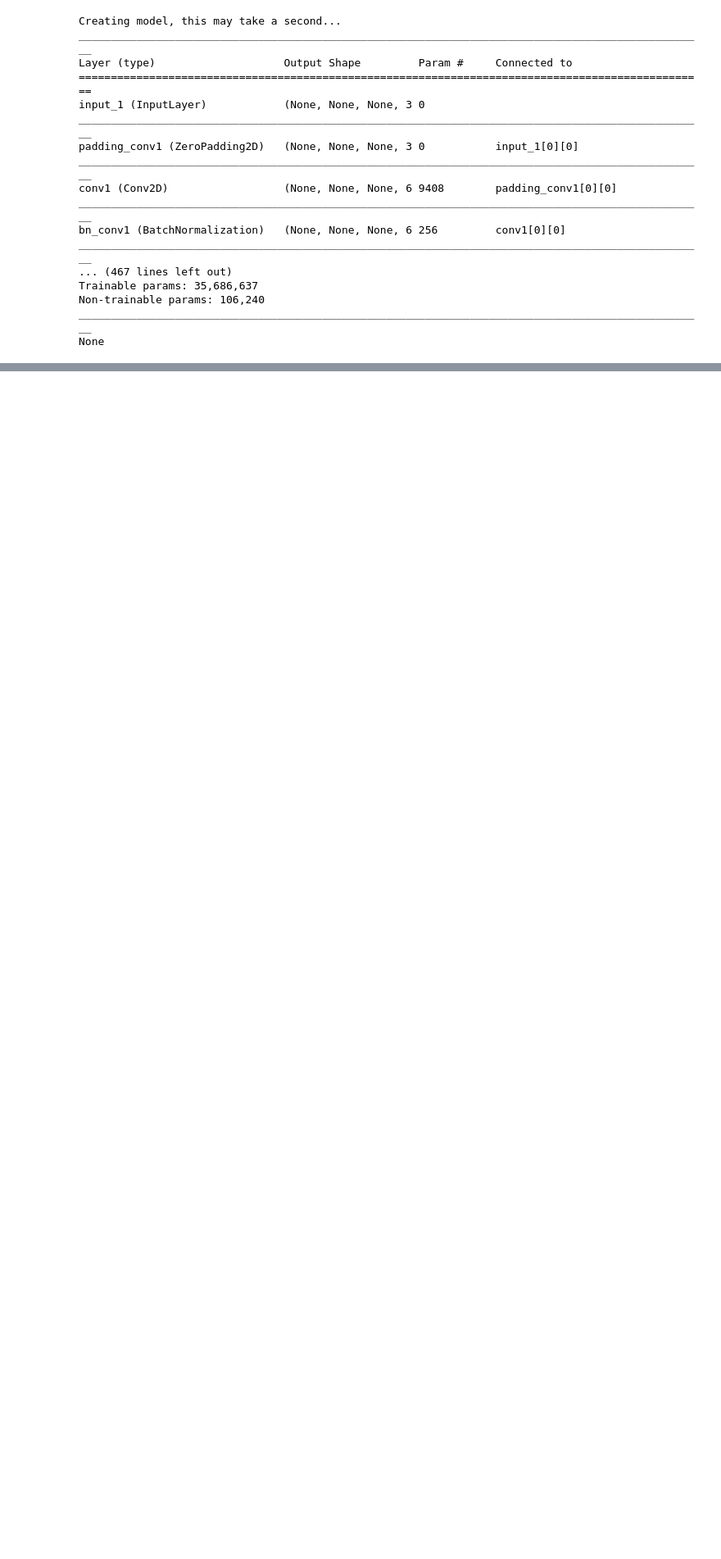
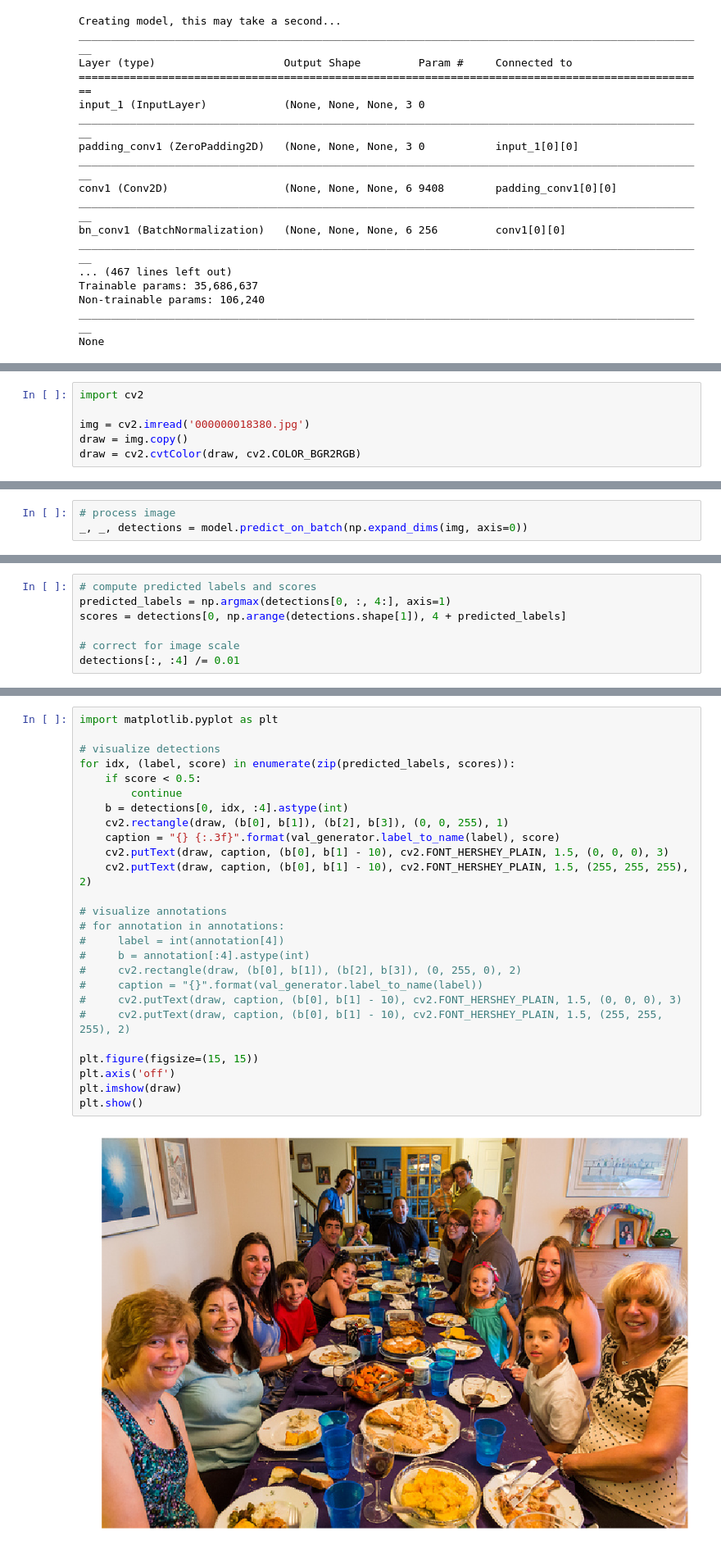
Before and after one commit to jurneo/stuff_nov, a Jupyter notebook: main_projects/02_Face_detection/02_Face Detection.ipynb, the cells around one changed output, grey strips where cells are left out. Shown at 82% size. Saved outputs shown, nothing was run; the diff lists cells and outputs as text; blank space fills up the shorter version.

```diff
--- a/main_projects/02_Face_detection/02_Face Detection.ipynb
+++ b/main_projects/02_Face_detection/02_Face Detection.ipynb
@@ -155,0 +193,6 @@ Epoch 4/20
+# %%
+import cv2
+
+img = cv2.imread('000000018380.jpg')
+draw = img.copy()
+draw = cv2.cvtColor(draw, cv2.COLOR_BGR2RGB)
@@ -155,0 +202,3 @@ Epoch 4/20
+# %%
+# process image
+_, _, detections = model.predict_on_batch(np.expand_dims(img, axis=0))
@@ -155,0 +209,7 @@ Epoch 4/20
+# %%
+# compute predicted labels and scores
+predicted_labels = np.argmax(detections[0, :, 4:], axis=1)
+scores = detections[0, np.arange(detections.shape[1]), 4 + predicted_labels]
+
+# correct for image scale
+detections[:, :4] /= 0.01
@@ -155,0 +220,28 @@ Epoch 4/20
+# %%
+import matplotlib.pyplot as plt
+
+# visualize detections
+for idx, (label, score) in enumerate(zip(predicted_labels, scores)):
+    if score < 0.5:
+        continue
+    b = detections[0, idx, :4].astype(int)
+    cv2.rectangle(draw, (b[0], b[1]), (b[2], b[3]), (0, 0, 255), 1)
+    caption = "{} {:.3f}".format(val_generator.label_to_name(label), score)
+    cv2.putText(draw, caption, (b[0], b[1] - 10), cv2.FONT_HERSHEY_PLAIN, 1.5, (0, 0, 0), 3)
+    cv2.putText(draw, caption, (b[0], b[1] - 10), cv2.FONT_HERSHEY_PLAIN, 1.5, (255, 255, 255), 2)
+
+# visualize annotations
+# for annotation in annotations:
+#     label = int(annotation[4])
+#     b = annotation[:4].astype(int)
+#     cv2.rectangle(draw, (b[0], b[1]), (b[2], b[3]), (0, 255, 0), 2)
+#     caption = "{}".format(val_generator.label_to_name(label))
+#     cv2.putText(draw, caption, (b[0], b[1] - 10), cv2.FONT_HERSHEY_PLAIN, 1.5, (0, 0, 0), 3)
+#     cv2.putText(draw, caption, (b[0], b[1] - 10), cv2.FONT_HERSHEY_PLAIN, 1.5, (255, 255, 255), 2)
+
+plt.figure(figsize=(15, 15))
+plt.axis('off')
+plt.imshow(draw)
+plt.show()
+# %% [output]
+[figure, added]
```
Also changed, not shown: parts of 6 cells of this notebook.
